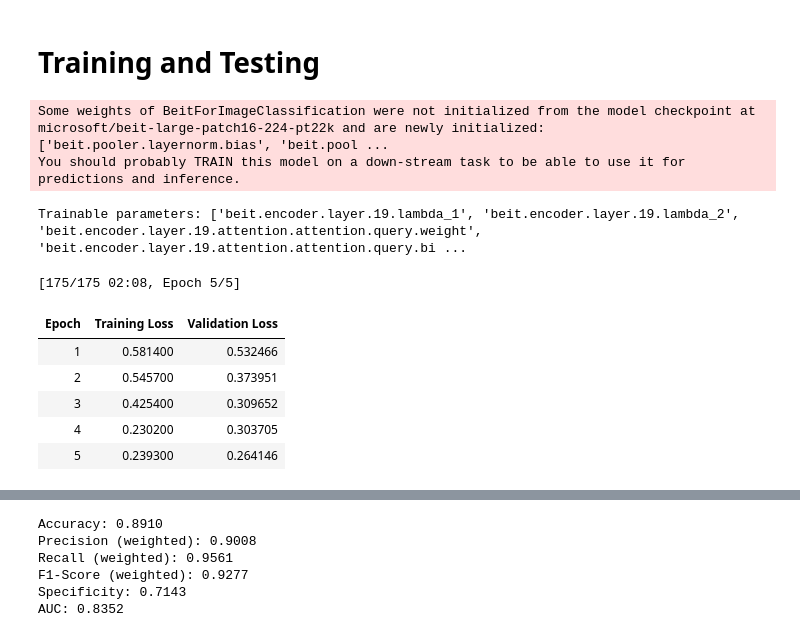
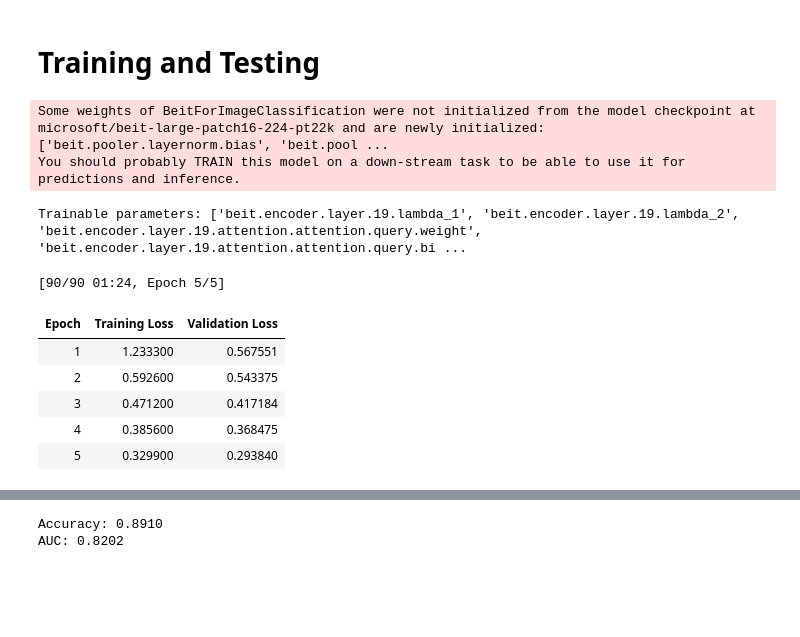
Before and after one commit to BaioSbubens/Self-supervised-Transfer-Learning-for-Medical-Image-Classification, a Jupyter notebook: medmist_fine-tuning.ipynb, the cells around one changed output, grey strips where cells are left out. Drawn from its saved outputs; the diff is of its cells as text; code cells hidden in the pictures; blank space fills up the shorter version.

```diff
--- a/medmist_fine-tuning.ipynb
+++ b/medmist_fine-tuning.ipynb
@@ -209,26 +191,25 @@ def T_and_T(dataset, model_name, output_dir, batch_size, weight_decay, Training,
     set_reproducibility()
 
     # Set device
-    device = torch.device("cuda" if torch.cuda.is_available() else "cpu")
+    device = torch.device("cuda" if torch.cuda.is_available() else "cpu") # Check if GPU is available
 
     # Load the BEiT-large model and image processor
-    model = AutoModelForImageClassification.from_pretrained(model_name, num_labels=2, ignore_mismatched_sizes=True).to(device)
-    processor = AutoImageProcessor.from_pretrained(model_name)
+    model = AutoModelForImageClassification.from_pretrained(model_name, num_labels=2, ignore_mismatched_sizes=True).to(device) # Load the model
+    processor = AutoImageProcessor.from_pretrained(model_name) # Load the image processor
 
-    # Freeze all layers except the classifier and the last transformer layer
+    # Freeze some layers of the model
     freezer(model)
 
     # Verify which layers are trainable
     trainable_params = [name for name, param in model.named_parameters() if param.requires_grad]
     print(f"Trainable parameters: {trainable_params}")
 
-
     # Define preprocessing function
     def preprocess_images(examples):
-            images = [processor(image.convert("RGB"), return_tensors="pt") for image in examples["image"]]
-            pixel_values = torch.stack([image["pixel_values"].squeeze() for image in images])
-            labels = torch.tensor(examples["label"])
-            return {"pixel_values": pixel_values, "labels": labels}
+        images = [processor(image.convert("RGB"), return_tensors="pt") for image in examples["image"]] # Convert images to RGB format
+        pixel_values = torch.stack([image["pixel_values"].squeeze() for image in images]) # Stack the pixel values
+        labels = torch.tensor(examples["label"]) # Get the labels
+        return {"pixel_values": pixel_values, "labels": labels} # Return the pixel values and labels
 
     # Preprocess the dataset
     train_dataset = dataset["train"].with_transform(preprocess_images)
@@ -244,17 +225,17 @@ def T_and_T(dataset, model_name, output_dir, batch_size, weight_decay, Training,
         per_device_train_batch_size=batch_size,
         per_device_eval_batch_size=batch_size,
         num_train_epochs=5,
-        weight_decay=weight_decay,
+        weight_decay=weight_decay, # Regularization
         logging_dir="./logs",
         logging_steps=10,
-        save_total_limit=2,
+        save_total_limit=1,
         remove_unused_columns=False,
         push_to_hub=False,
         seed=42,
     )
 
     # Define Trainer
-    trainer_beit = Trainer(
+    trainer = Trainer(
         model=model,
         args=training_args,
         train_dataset=train_dataset,
@@ -262,50 +243,40 @@ def T_and_T(dataset, model_name, output_dir, batch_size, weight_decay, Training,
         tokenizer=processor,
     )
     if Training:
-        trainer_beit.train()
+        trainer.train()
         model.save_pretrained(output_dir)
         processor.save_pretrained(output_dir)
 
     if Testing:
-        predictions = trainer_beit.predict(test_dataset)
+        predictions = trainer.predict(test_dataset)
         pred_labels = predictions.predictions.argmax(axis=1)
         true_labels = predictions.label_ids
 
-        # Calculate additional metrics
+        # Calculate the metrics
         accuracy = accuracy_score(true_labels, pred_labels)
-        precision, recall, f1, _ = precision_recall_fscore_support(true_labels, pred_labels, average="binary")
-        specificity = recall_score(true_labels, pred_labels, pos_label=0)
         auc = roc_auc_score(true_labels, pred_labels)
 
         # Display the metrics
         print(f"Accuracy: {accuracy:.4f}")
-        print(f"Precision (weighted): {precision:.4f}")
-        print(f"Recall (weighted): {recall:.4f}")
-        print(f"F1-Score (weighted): {f1:.4f}")
-        print(f"Specificity: {specificity:.4f}")
         print(f"AUC: {auc:.4f}")
 # %% [markdown]
 # Training and Testing
 # %%
-T_and_T(breast_dataset_28, "microsoft/beit-large-patch16-224-pt22k", "beit_breast_28", 16, 0.01, True, True, beit_freezer)
+T_and_T(breast_dataset_28, "microsoft/beit-large-patch16-224-pt22k", "beit_breast_28", 32, 0.01, True, True, beit_freezer)
 # %% [output]
 Some weights of BeitForImageClassification were not initialized from the model checkpoint at microsoft/beit-large-patch16-224-pt22k and are newly initialized: ['beit.pooler.layernorm.bias', 'beit.pool ...
 You should probably TRAIN this model on a down-stream task to be able to use it for predictions and inference.
 Trainable parameters: ['beit.encoder.layer.19.lambda_1', 'beit.encoder.layer.19.lambda_2', 'beit.encoder.layer.19.attention.attention.query.weight', 'beit.encoder.layer.19.attention.attention.query.bi ...
-[175/175 02:08, Epoch 5/5]
+[90/90 01:24, Epoch 5/5]
 | Epoch | Training Loss | Validation Loss |
-| 1 | 0.581400 | 0.532466 |
-| 2 | 0.545700 | 0.373951 |
-| 3 | 0.425400 | 0.309652 |
-| 4 | 0.230200 | 0.303705 |
-| 5 | 0.239300 | 0.264146 |
+| 1 | 1.233300 | 0.567551 |
+| 2 | 0.592600 | 0.543375 |
+| 3 | 0.471200 | 0.417184 |
+| 4 | 0.385600 | 0.368475 |
+| 5 | 0.329900 | 0.293840 |
 [interactive output not drawn]
 Accuracy: 0.8910
-Precision (weighted): 0.9008
-Recall (weighted): 0.9561
-F1-Score (weighted): 0.9277
-Specificity: 0.7143
-AUC: 0.8352
+AUC: 0.8202
 # %%
 T_and_T(breast_dataset_balanced_28, "microsoft/beit-large-patch16-224-pt22k", "beit_breast_balanced_28", 16, 0, True, True, beit_freezer)
 # %% [output]
```
Also changed, not shown: parts of 23 cells of this notebook.
